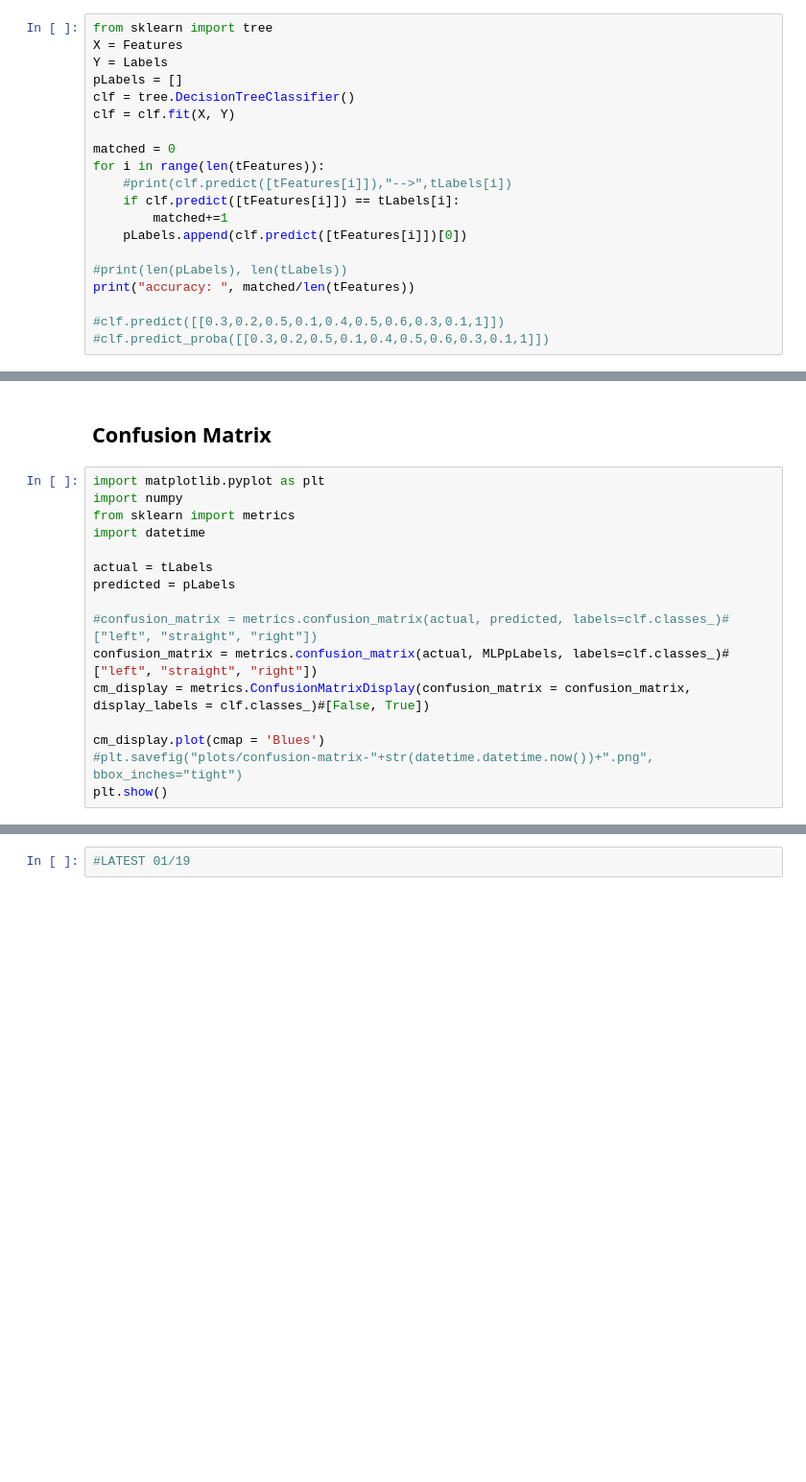
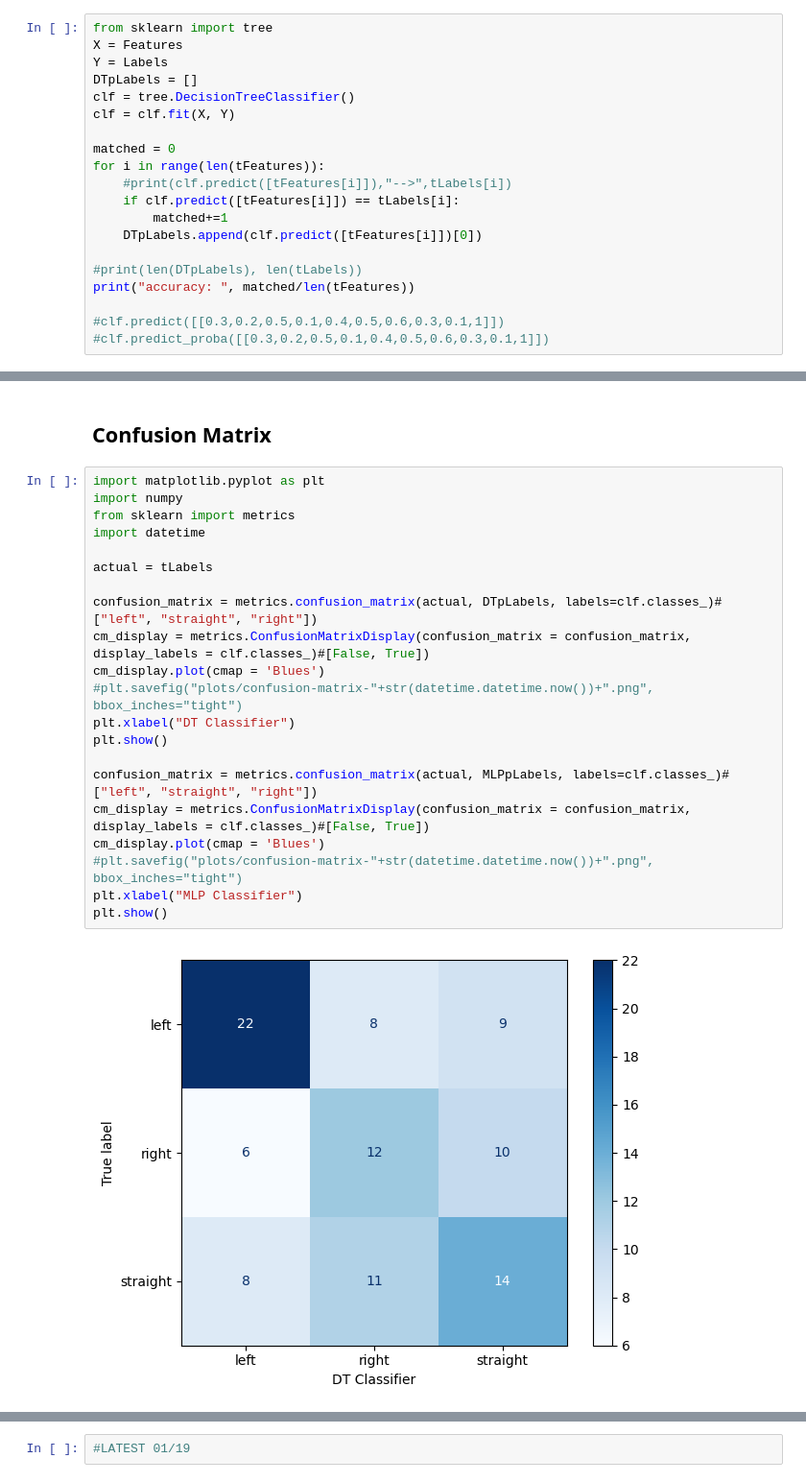
Before and after one commit to Asmenor/Smart-City-Traffic-Guidance-Project, a Jupyter notebook: _src/ML/Main.ipynb, the cells around one changed output, grey strips where cells are left out. Shown at 96% size. Drawn from its saved outputs; the diff is of its cells as text; blank space fills up the shorter version.

```diff
--- a/_src/ML/Main.ipynb
+++ b/_src/ML/Main.ipynb
@@ -120,7 +152,7 @@ draw(g1)
 from sklearn import tree
 X = Features
 Y = Labels
-pLabels = []
+DTpLabels = []
 clf = tree.DecisionTreeClassifier()
 clf = clf.fit(X, Y)
 
@@ -129,9 +161,9 @@ for i in range(len(tFeatures)):
     #print(clf.predict([tFeatures[i]]),"-->",tLabels[i])
     if clf.predict([tFeatures[i]]) == tLabels[i]:
         matched+=1
-    pLabels.append(clf.predict([tFeatures[i]])[0])
+    DTpLabels.append(clf.predict([tFeatures[i]])[0])
 
-#print(len(pLabels), len(tLabels))
+#print(len(DTpLabels), len(tLabels))
 print("accuracy: ", matched/len(tFeatures))
 
 #clf.predict([[0.3,0.2,0.5,0.1,0.4,0.5,0.6,0.3,0.1,1]])
@@ -229,16 +288,23 @@ plt.show()
 # %%
 import matplotlib.pyplot as plt
 import numpy
 from sklearn import metrics
 import datetime
 
 actual = tLabels
-predicted = pLabels
 
-#confusion_matrix = metrics.confusion_matrix(actual, predicted, labels=clf.classes_)#["left", "straight", "right"])
+confusion_matrix = metrics.confusion_matrix(actual, DTpLabels, labels=clf.classes_)#["left", "straight", "right"])
+cm_display = metrics.ConfusionMatrixDisplay(confusion_matrix = confusion_matrix, display_labels = clf.classes_)#[False, True])
+cm_display.plot(cmap = 'Blues')
+#plt.savefig("plots/confusion-matrix-"+str(datetime.datetime.now())+".png", bbox_inches="tight")
+plt.xlabel("DT Classifier")
+plt.show()
+
 confusion_matrix = metrics.confusion_matrix(actual, MLPpLabels, labels=clf.classes_)#["left", "straight", "right"])
 cm_display = metrics.ConfusionMatrixDisplay(confusion_matrix = confusion_matrix, display_labels = clf.classes_)#[False, True])
-
 cm_display.plot(cmap = 'Blues')
 #plt.savefig("plots/confusion-matrix-"+str(datetime.datetime.now())+".png", bbox_inches="tight")
+plt.xlabel("MLP Classifier")
 plt.show()
+# %% [output]
+[figure, added]
```
Also changed, not shown: parts of 9 cells of this notebook, 5 other files.
